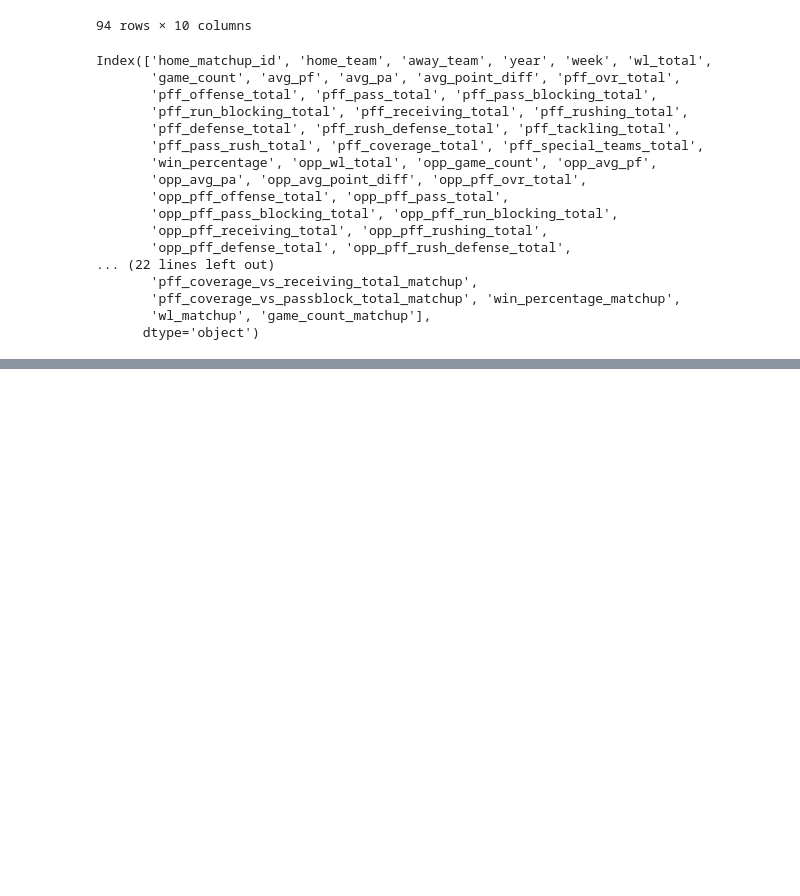
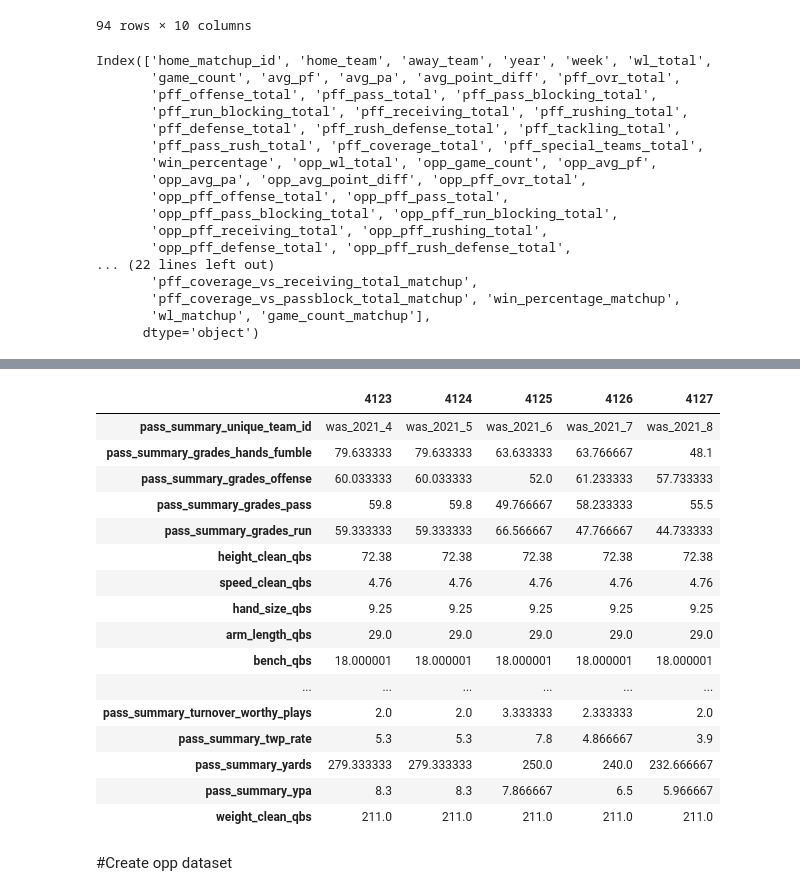
Before and after one commit to ajakks/nfl_models, a Jupyter notebook: create_modeling_data_sample.ipynb, the cells around one changed output, grey strips where cells are left out. Saved outputs shown, nothing was run; the diff lists cells and outputs as text; code cells hidden in the pictures; blank space fills up the shorter version.

```diff
--- a/create_modeling_data_sample.ipynb
+++ b/create_modeling_data_sample.ipynb
@@ -212,8 +256,8 @@ def create_prefix(prefix=None, df=None):
     return id
 
 def id_prefix(prefix=None, df=None):
-    id = df[['p_id','player','numeric_id','position','team_name']]
-    temp = df.drop(['p_id','player','numeric_id','position','team_name'], axis=1)
+    id = df[['p_id','player','player_team_id','team_id_impute','numeric_id','position','team_name','year','week']]
+    temp = df.drop(['p_id','player','player_team_id','team_id_impute','numeric_id','position','team_name','year','week'], axis=1)
     temp = temp.add_prefix(prefix)
     id = pd.concat([id, temp], axis=1)
     return id
@@ -953,0 +1063,13 @@ tgs_model.tail(n=10).T
+# %%
+
+profiles = pd.read_csv('./other_data/rt_imputed.csv')
+profiles=profiles[profiles['positionclean']=='qb']
+qb_df = profiles[['unique_id','pff_name','positionclean','height_clean','weight_clean','speed_clean',
+                  'hand_size','arm_length', 'bench','vertical','broad_jump','shuttle','3cone','explosive',
+                  'size_speed','draft_yr','round','selection']]
+
+
+qb_df.columns = [str(col) + '_qbs' for col in qb_df.columns]
+passing_summ_conc = pd.merge(passing_summ_conc, qb_df, left_on='player_team_id', right_on='unique_id_qbs', how='left')
+passing_summ_conc.drop_duplicates(subset=['p_id'], keep='first', inplace=True)
+passing_summ_conc.head()
@@ -953,0 +1084,56 @@ tgs_model.tail(n=10).T
+# %%
+passing_summ_conc.columns
+roll_qbs=passing_summ_conc
+# %%
+
+def pass_att(nData):
+    if nData['pass_summary_dropbacks'] == 0:
+        return 1
+    else:
+        return nData['pass_summary_dropbacks']
+roll_qbs['pass_summary_dropbacks'] = roll_qbs.apply(lambda df: pass_att(df), axis=1)
+
+def game_combine(data=None):
+    data_cols = data.select_dtypes(include=[np.number])
+    num_cols = data_cols[data_cols.columns.drop(list(data_cols.filter(regex=r'grades_|week|year|team_id|height|wt|speed|draft_yr|round|selection|franchise|explosive_|vertical|3cone|shuttle|broad|bench|arm_|hand_size')))].columns.tolist()
+    group = data.groupby(data['pass_summary_unique_team_id'])[num_cols].mean().reset_index()
+    return group
+
+def weighted(nData, snap_Var='pass_summary_dropbacks'):
+    pff_cols = nData.filter(like='grades_').columns
+    return pd.Series(np.average(nData[pff_cols], weights=nData[snap_Var], axis=0), pff_cols)
+
+def pros(nData, snap_Var='pass_summary_dropbacks'):
+    pro_cols = nData.filter(regex='height|wt|speed|draft_yr|round|selection|explosive_|vertical|3cone|shuttle|broad|bench|arm_|hand_size').columns
+    return pd.Series(np.average(nData[pro_cols], weights=nData[snap_Var], axis=0), pro_cols)
+
+roll_qbs_avgs=roll_qbs.fillna(roll_qbs.mean())
+qb_pro_avgs = roll_qbs_avgs.groupby('pass_summary_unique_team_id').apply(pros).reset_index()
+
+roll_qbs_zeros=roll_qbs.fillna(0.1)
+qb_pff_avgs = roll_qbs_zeros.groupby('pass_summary_unique_team_id').apply(weighted).reset_index()
+
+qb_avgs = game_combine(data=roll_qbs)
+
+qb_stats = pd.merge(qb_pff_avgs, qb_pro_avgs, on='pass_summary_unique_team_id', how='left').merge(qb_avgs, on='pass_summary_unique_team_id', how='left')
+qb_stats.tail().T
+# %% [output]
+|  | 4123 | 4124 | 4125 | 4126 | 4127 |
+| pass_summary_unique_team_id | was_2021_4 | was_2021_5 | was_2021_6 | was_2021_7 | was_2021_8 |
+| pass_summary_grades_hands_fumble | 79.633333 | 79.633333 | 63.633333 | 63.766667 | 48.1 |
+| pass_summary_grades_offense | 60.033333 | 60.033333 | 52.0 | 61.233333 | 57.733333 |
+| pass_summary_grades_pass | 59.8 | 59.8 | 49.766667 | 58.233333 | 55.5 |
+| pass_summary_grades_run | 59.333333 | 59.333333 | 66.566667 | 47.766667 | 44.733333 |
+| height_clean_qbs | 72.38 | 72.38 | 72.38 | 72.38 | 72.38 |
+| speed_clean_qbs | 4.76 | 4.76 | 4.76 | 4.76 | 4.76 |
+| hand_size_qbs | 9.25 | 9.25 | 9.25 | 9.25 | 9.25 |
+| arm_length_qbs | 29.0 | 29.0 | 29.0 | 29.0 | 29.0 |
+| bench_qbs | 18.000001 | 18.000001 | 18.000001 | 18.000001 | 18.000001 |
+| ... | ... | ... | ... | ... | ... |
+| pass_summary_turnover_worthy_plays | 2.0 | 2.0 | 3.333333 | 2.333333 | 2.0 |
+| pass_summary_twp_rate | 5.3 | 5.3 | 7.8 | 4.866667 | 3.9 |
+| pass_summary_yards | 279.333333 | 279.333333 | 250.0 | 240.0 | 232.666667 |
+| pass_summary_ypa | 8.3 | 8.3 | 7.866667 | 6.5 | 5.966667 |
+| weight_clean_qbs | 211.0 | 211.0 | 211.0 | 211.0 | 211.0 |
+# %% [markdown]
+#Create opp dataset
```
Also changed, not shown: parts of 18 cells of this notebook.
